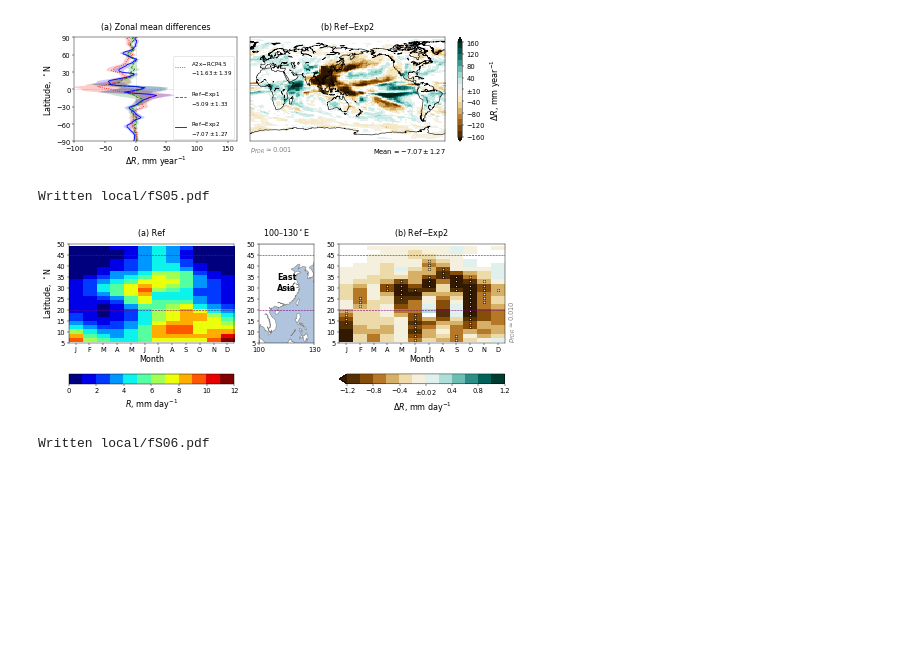
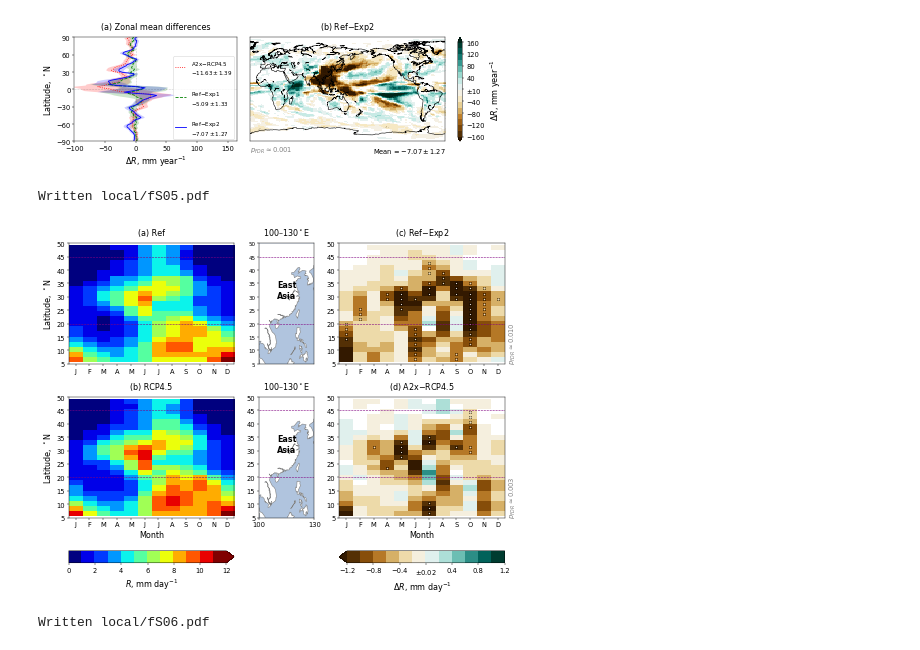
Before and after one commit to grandey/p17d-sulphur-eas-eqm, a Jupyter notebook: analysis_draft2018a/figures_draft2018a.ipynb, the cells around one changed output. Saved outputs shown, nothing was run; the diff lists cells and outputs as text; code cells hidden in the pictures; blank space fills up the shorter version.

Commit message:
figures_draft2018a.ipynb: adding hovmuller_ref_diff_2()
hovmuller_ref_diff_2() currently creates a Hovmuller composite of Ref,
R45, Exp2-Ref, and A2x-R45. Applying to precipitation Hovmuller figures.

```diff
--- a/analysis_draft2018a/figures_draft2018a.ipynb
+++ b/analysis_draft2018a/figures_draft2018a.ipynb
@@ -987,17 +1096,17 @@ Written local/f04.pdf
 [figure]
 # %%
 # Total precipitation rate over East Asia
-hovmuller_ref_diff(variable='PRECC+PRECL', f_or_b='b', region='EAs',
-                   ref_vlim=[0, 12], ref_whiteout='0.0',
-                   ref_cmap_name='jet', ref_nlev=12,
-                   diff_vlim=[-1.2, 1.2], diff_whiteout='0.02',
-                   diff_cmap_name='BrBG', diff_nlev=12,
-                   ylim=[5, 50],
-                   file_prefix='fS{:02}'.format(supp_figure_counter))
+hovmuller_ref_diff_2(variable='PRECC+PRECL', f_or_b='b', region='EAs',
+                     ref_vlim=[0, 12], ref_whiteout='0.0',
+                     ref_cmap_name='jet', ref_nlev=12,
+                     diff_vlim=[-1.2, 1.2], diff_whiteout='0.02',
+                     diff_cmap_name='BrBG', diff_nlev=12,
+                     ylim=[5, 50],
+                     file_prefix='fS{:02}'.format(supp_figure_counter))
 supp_figure_counter += 1
 # %% [output]
 Written local/fS05.pdf
-[figure, old version]
+[figure, new version]
 # %%
 # Mid-tropospheric vertical motion over East Asia
 hovmuller_ref_diff(variable='OMEGA_ml19', f_or_b='b', region='EAs',
```
Also changed, not shown: parts of 7 cells of this notebook.
